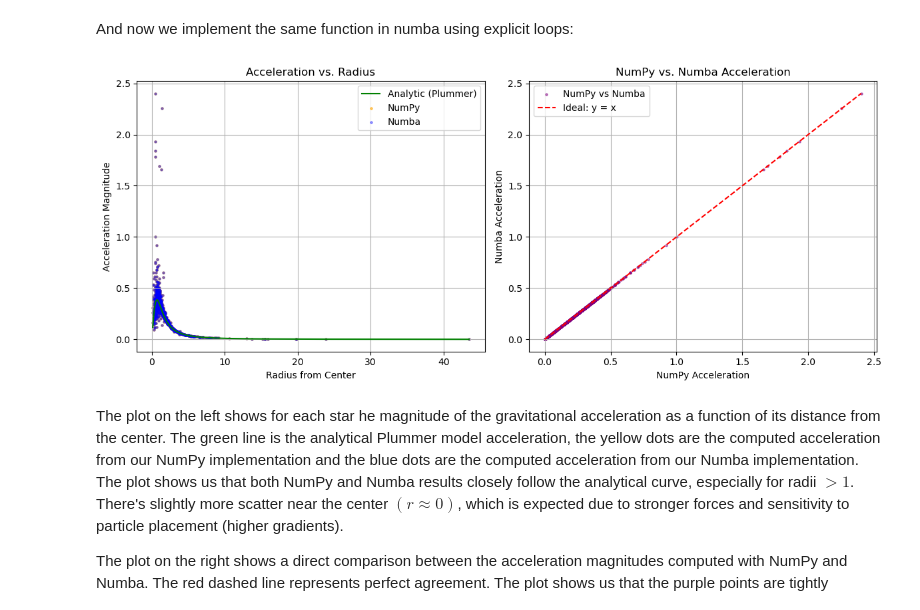
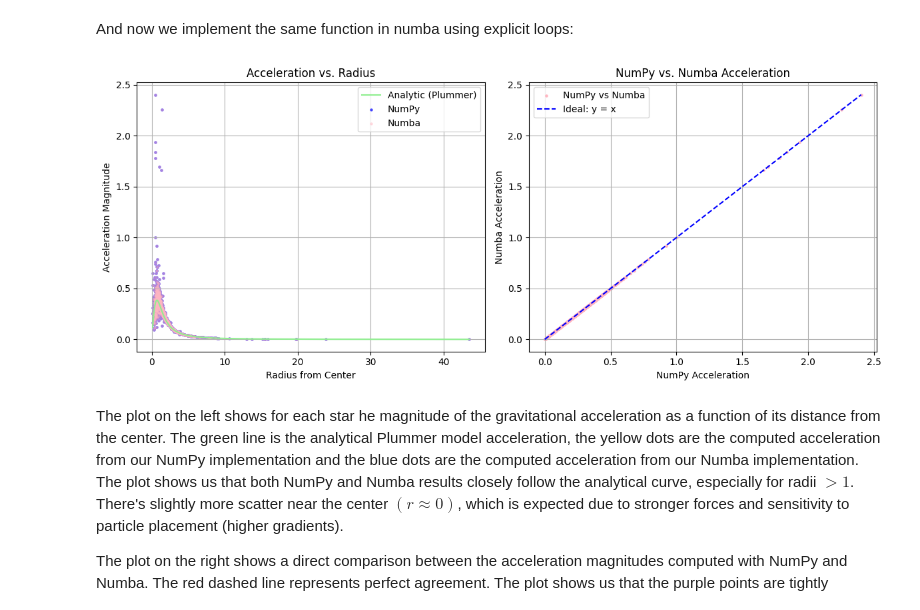
Before and after one commit to ShannonS00/Computational-Astrophysics, a Jupyter notebook: Worksheet_7/Worksheet_7_G22.ipynb, the cells around one changed output. Cells and saved outputs as stored; diff of their text form; code cells hidden in the pictures.

```diff
--- a/Worksheet_7/Worksheet_7_G22.ipynb
+++ b/Worksheet_7/Worksheet_7_G22.ipynb
@@ -373,33 +373,33 @@ acc_analytic_sorted = acc_analytic[sort_idx]
 # %%
 fig, axs = plt.subplots(1, 2, figsize=(12, 5))
 
 # Left: Acceleration vs Radius
-axs[0].plot(radii_sorted, acc_analytic_sorted, label='Analytic (Plummer)', color='green')
-axs[0].scatter(radii_sorted, acc_np_sorted, s=5, alpha=0.6, label='NumPy', color='orange')
-axs[0].scatter(radii_sorted, acc_nb_sorted, s=5, alpha=0.4, label='Numba', color='blue')
+axs[0].plot(radii_sorted, acc_analytic_sorted, label='Analytic (Plummer)', color='lightgreen')
+axs[0].scatter(radii_sorted, acc_np_sorted, s=5, alpha=0.6, label='NumPy', color='blue')
+axs[0].scatter(radii_sorted, acc_nb_sorted, s=5, alpha=0.4, label='Numba', color='lightpink')
 
 axs[0].set_xlabel('Radius from Center')
 axs[0].set_ylabel('Acceleration Magnitude')
 axs[0].set_title('Acceleration vs. Radius')
 axs[0].legend()
 axs[0].grid(True)
 
 # Right: NumPy vs Numba acceleration comparison
-axs[1].scatter(acc_np_norm, acc_nb_norm, s=5, alpha=0.5, color='purple', label='NumPy vs Numba')
+axs[1].scatter(acc_np_norm, acc_nb_norm, s=5, alpha=1, color='lightpink', label='NumPy vs Numba')
 min_val = min(acc_np_norm.min(), acc_nb_norm.min())
 max_val = max(acc_np_norm.max(), acc_nb_norm.max())
-axs[1].plot([min_val, max_val], [min_val, max_val], 'r--', label='Ideal: y = x')
+axs[1].plot([min_val, max_val], [min_val, max_val], 'r--', label='Ideal: y = x', c = 'blue',)
 
 axs[1].set_xlabel('NumPy Acceleration')
 axs[1].set_ylabel('Numba Acceleration')
 axs[1].set_title('NumPy vs. Numba Acceleration')
 axs[1].legend()
 axs[1].grid(True)
 
 plt.tight_layout()
 plt.show()
 # %% [output]
-[figure, old version]
+[figure, new version]
 # %% [markdown]
 The plot on the left shows for each star he magnitude of the gravitational acceleration as a function of its distance from the center. The green line is the analytical Plummer model acceleration, the yellow dots are the computed acceleration from our NumPy implementation and the blue dots are the computed acceleration from our Numba implementation. The plot shows us that both  NumPy and Numba results closely follow the analytical curve, especially for radii $> 1$. There's slightly more scatter near the center $(r \approx 0)$, which is expected due to stronger forces and sensitivity to particle placement (higher gradients).
 
```
Also changed, not shown: parts of 8 cells of this notebook, 2 other files.
